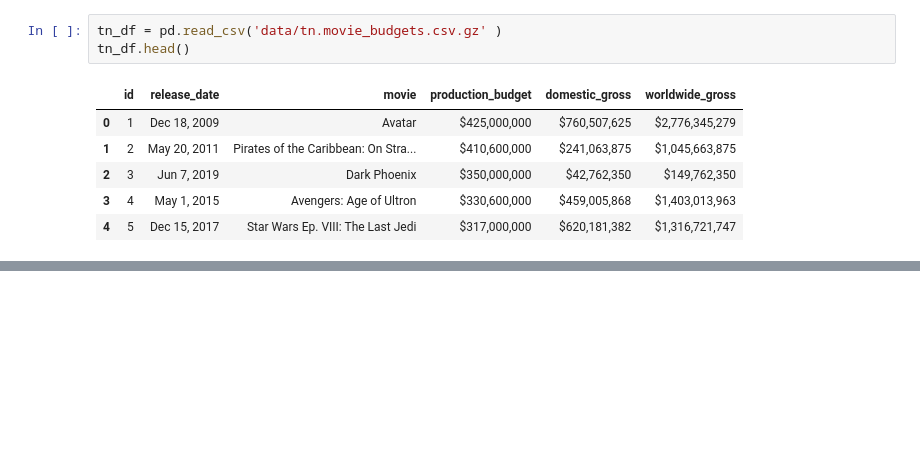
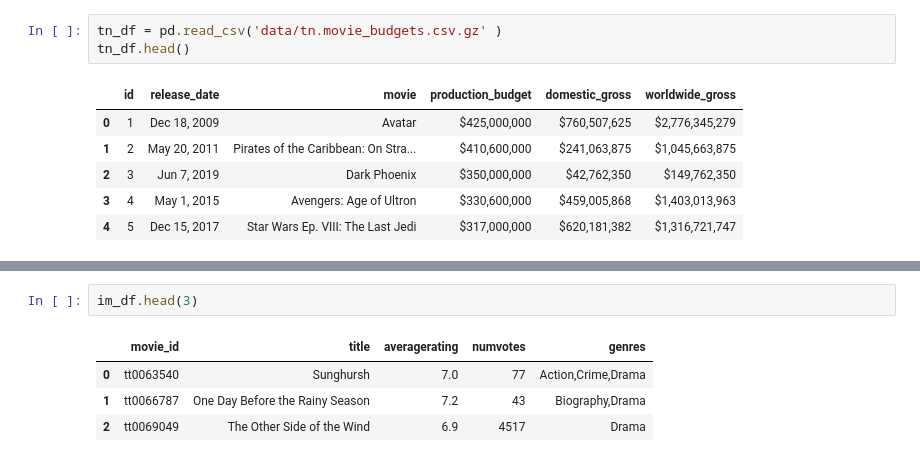
Before and after one commit to Leon380/Movies, a Jupyter notebook: microsoft.ipynb, the cells around one changed output, grey strips where cells are left out. Drawn from its saved outputs; the diff is of its cells as text; blank space fills up the shorter version.

```diff
--- a/microsoft.ipynb
+++ b/microsoft.ipynb
@@ -130,0 +148,7 @@ tmdb_df.head()
+# %%
+im_df.head(3)
+# %% [output]
+|  | movie_id | title | averagerating | numvotes | genres |
+| 0 | tt0063540 | Sunghursh | 7.0 | 77 | Action,Crime,Drama |
+| 1 | tt0066787 | One Day Before the Rainy Season | 7.2 | 43 | Biography,Drama |
+| 2 | tt0069049 | The Other Side of the Wind | 6.9 | 4517 | Drama |
```
Also changed, not shown: parts of 23 cells of this notebook.
